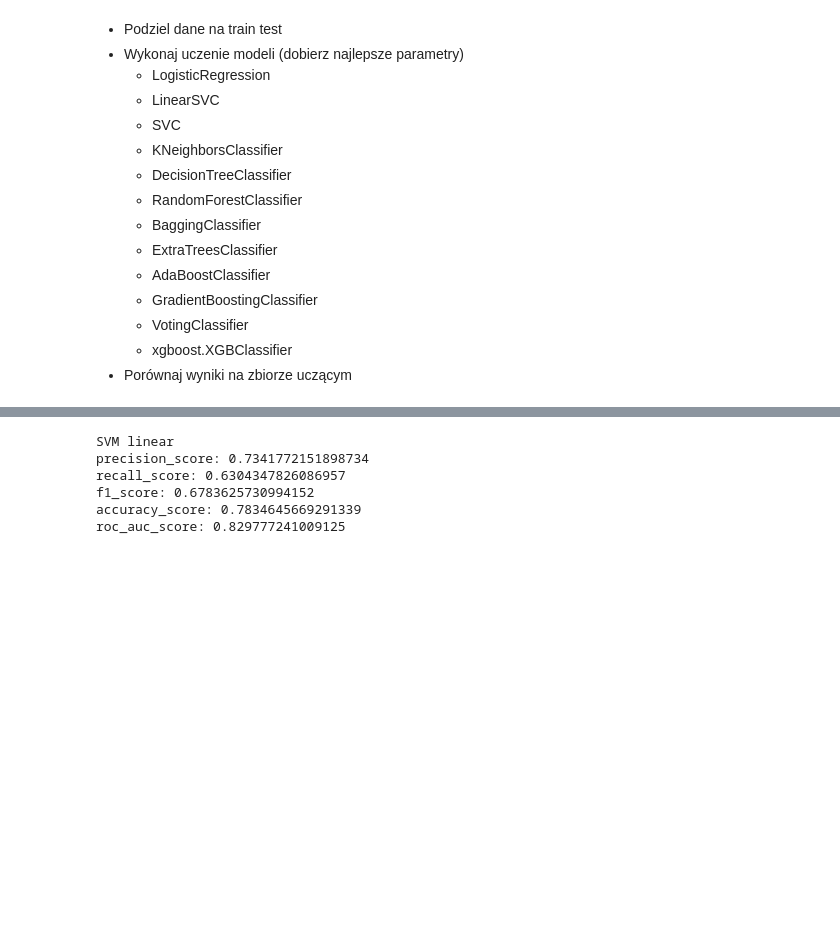
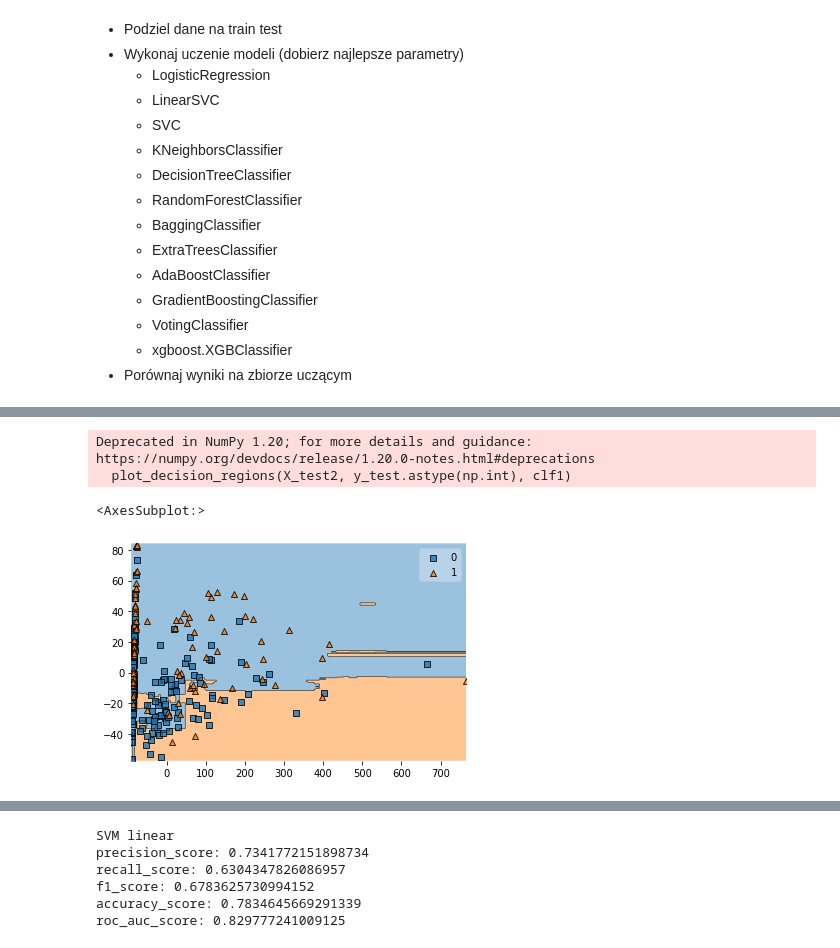
Before and after one commit to pawel200020/machine_learning_course, a Jupyter notebook: Z11_F_MLPClassifier.ipynb, the cells around one changed output, grey strips where cells are left out. Cells and saved outputs as stored; diff of their text form; code cells hidden in the pictures; blank space fills up the shorter version.

```diff
--- a/Z11_F_MLPClassifier.ipynb
+++ b/Z11_F_MLPClassifier.ipynb
@@ -98,0 +219,15 @@ grid_1.best_params_
+# %%
+from sklearn.ensemble import RandomForestClassifier
+from  mlxtend.plotting  import plot_decision_regions
+from sklearn.decomposition import PCA
+pca = PCA(n_components = 2)
+X_train2 = pca.fit_transform(X_train)
+clf1 = RandomForestClassifier(n_estimators=500, max_leaf_nodes=16, n_jobs=-1, random_state=42)
+grid_6 = clf1.fit(X_train2, y_train)
+X_test2 = pca.fit_transform(X_test)
+plot_decision_regions(X_test2, y_test.astype(np.int), clf1)
+# %% [output]
+Deprecated in NumPy 1.20; for more details and guidance: https://numpy.org/devdocs/release/1.20.0-notes.html#deprecations
+  plot_decision_regions(X_test2, y_test.astype(np.int), clf1)
+<AxesSubplot:>
+[figure, added]
```
Also changed, not shown: parts of 14 cells of this notebook.
